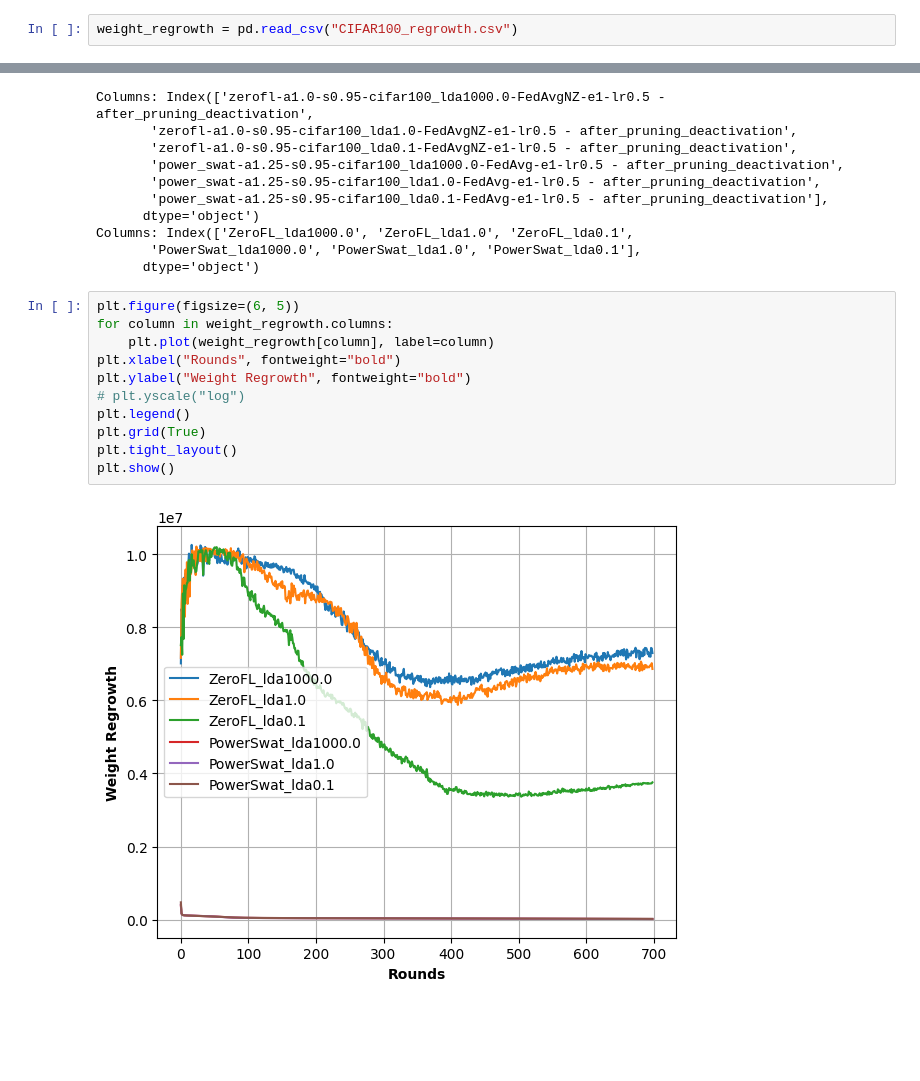
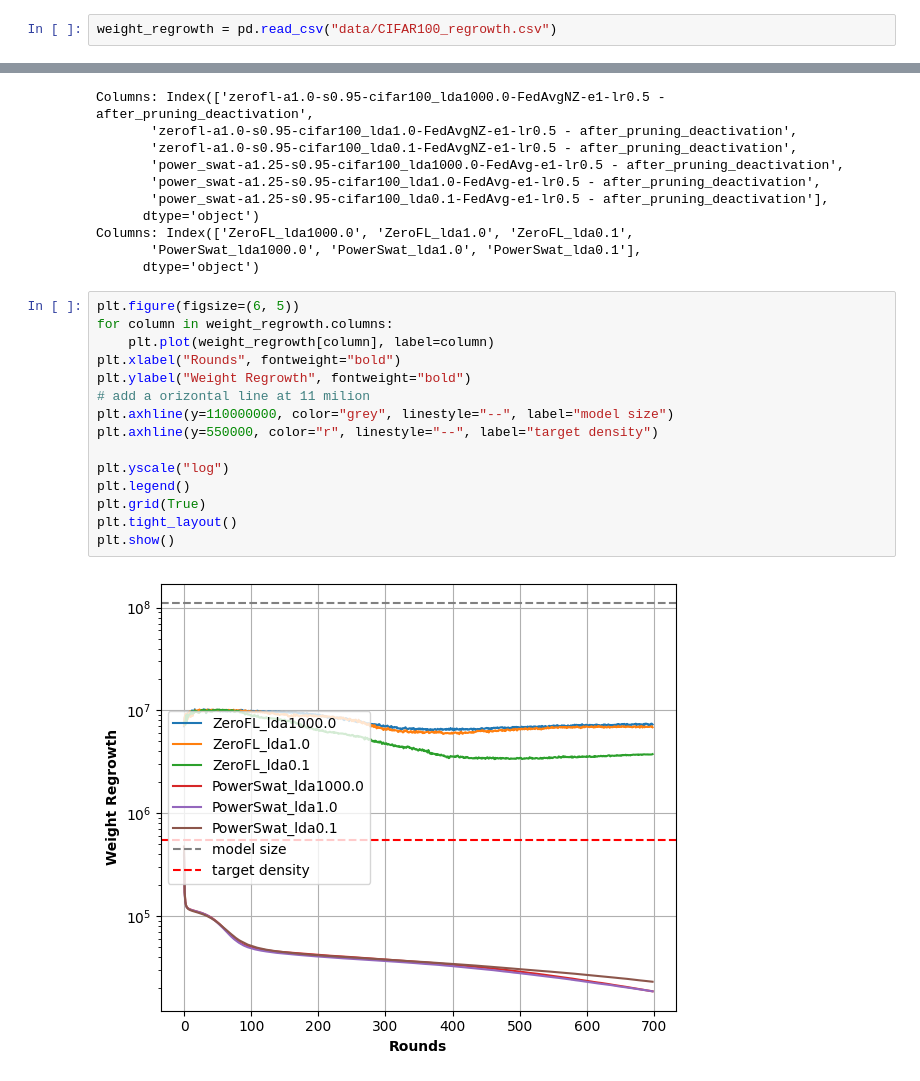
Before and after one commit to relogu/fl_powerpropagation, a Jupyter notebook: plotting/plots/weight_regrowth.ipynb, the cells around one changed output, grey strips where cells are left out. Saved outputs shown, nothing was run; the diff lists cells and outputs as text; blank space fills up the shorter version.

```diff
--- a/plotting/plots/weight_regrowth.ipynb
+++ b/plotting/plots/weight_regrowth.ipynb
@@ -48,7 +48,7 @@ def determitate_label(column: str) -> str:
         elif "lda0.1" in column:
             return "Resnet18_lda0.1"
 # %%
-weight_regrowth = pd.read_csv("CIFAR100_regrowth.csv")
+weight_regrowth = pd.read_csv("data/CIFAR100_regrowth.csv")
 # %%
 # Remove columns containing "MIN" and "MAX" from weight_regrowth
 columns_to_drop = [
@@ -76,13 +76,17 @@ Columns: Index(['ZeroFL_lda1000.0', 'ZeroFL_lda1.0', 'ZeroFL_lda0.1',
 # %%
 plt.figure(figsize=(6, 5))
 for column in weight_regrowth.columns:
     plt.plot(weight_regrowth[column], label=column)
 plt.xlabel("Rounds", fontweight="bold")
 plt.ylabel("Weight Regrowth", fontweight="bold")
-# plt.yscale("log")
+# add a orizontal line at 11 milion
+plt.axhline(y=110000000, color="grey", linestyle="--", label="model size")
+plt.axhline(y=550000, color="r", linestyle="--", label="target density")
+
+plt.yscale("log")
 plt.legend()
 plt.grid(True)
 plt.tight_layout()
 plt.show()
 # %% [output]
-[figure, old version]
+[figure, new version]
```
Also changed, not shown: 6 other files.
